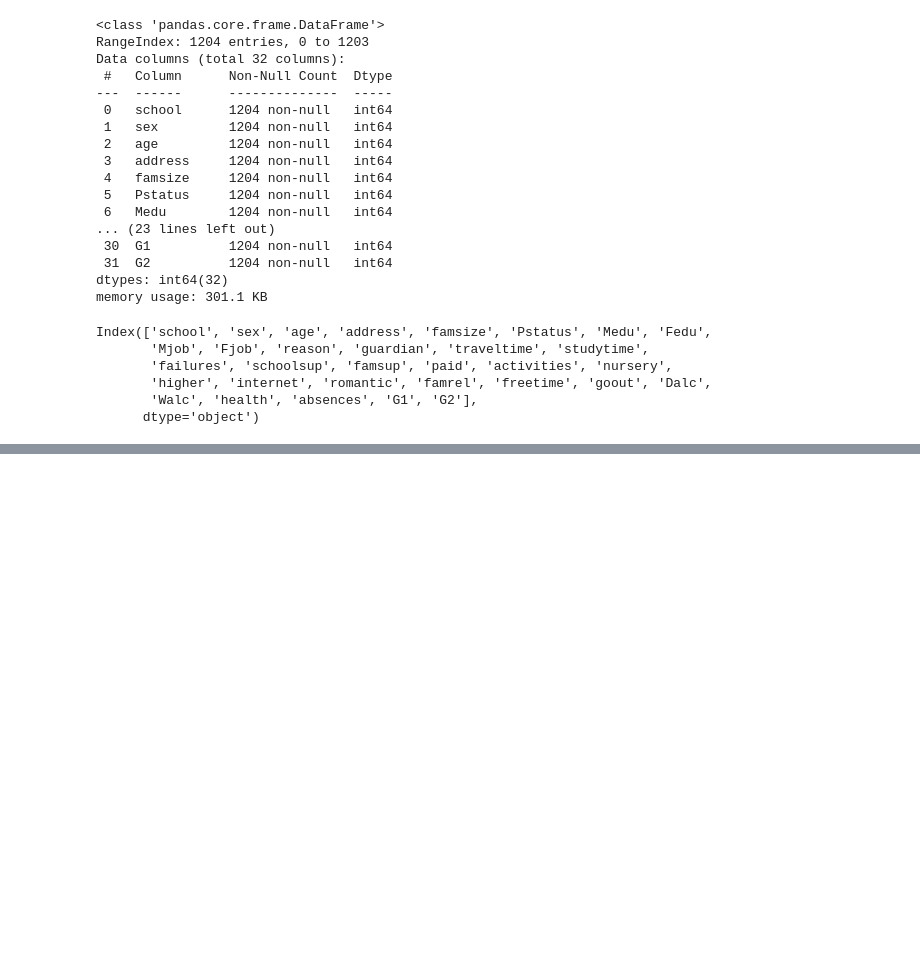
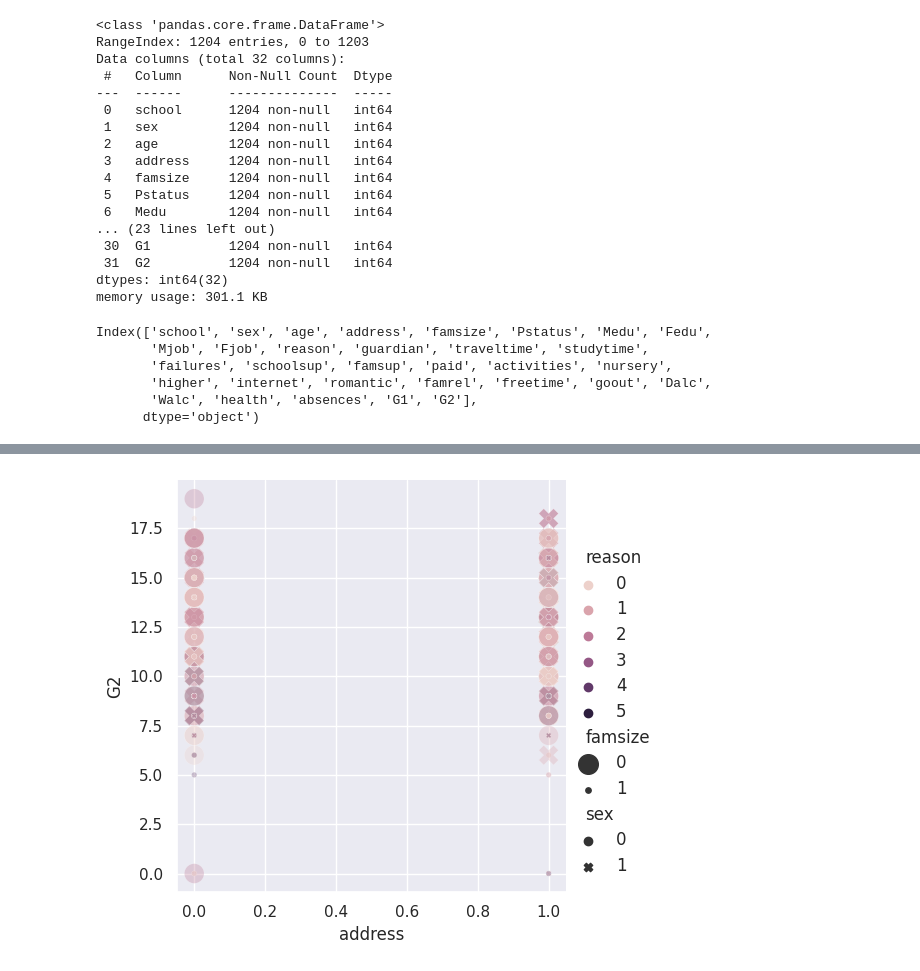
Before and after one commit to RedBatProject/Sea-Born, a Jupyter notebook: SeaBorn.ipynb, the cells around one changed output, grey strips where cells are left out. Drawn from its saved outputs; the diff is of its cells as text; code cells hidden in the pictures; blank space fills up the shorter version.

```diff
--- a/SeaBorn.ipynb
+++ b/SeaBorn.ipynb
@@ -60,0 +65,4 @@ plt.savefig('/content/j.jpg')
+# %%
+sns.relplot(x="address", y="G2",hue='reason',alpha=0.3,sizes=(15, 200),style='sex',size='famsize',data=data);
+# %% [output]
+[figure, added]
```
Also changed, not shown: parts of 29 cells of this notebook.
